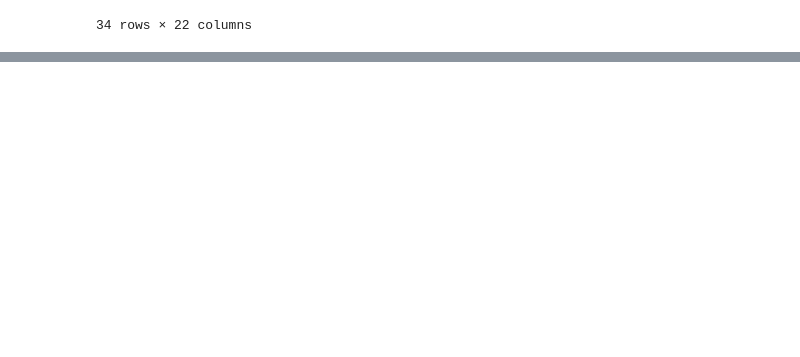
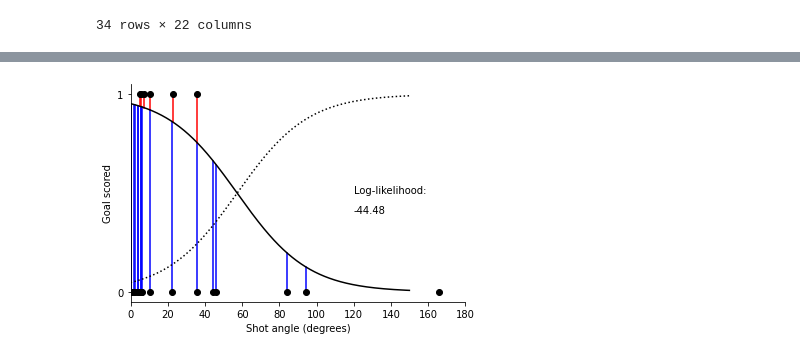
Before and after one commit to luisalawson/proyecto-TD8, a Jupyter notebook: BayerLeverkusenxG.ipynb, the cells around one changed output, grey strips where cells are left out. Saved outputs shown, nothing was run; the diff lists cells and outputs as text; code cells hidden in the pictures; blank space fills up the shorter version.

```diff
--- a/BayerLeverkusenxG.ipynb
+++ b/BayerLeverkusenxG.ipynb
@@ -179,0 +78,2 @@ plt.show()
+# %%
+clean_shots.drop('match_id', axis = 1, inplace = True)
@@ -179,0 +88,2 @@ plt.show()
+# %%
+clean_shots.drop('player', axis = 1, inplace = True)
@@ -230 +179,38 @@ plt.show()
+# %%
+b = [3, -3]
+x = np.arange(150,step=0.1)
+y = 1/(1+np.exp(b[0]+b[1]*x*np.pi/180))
+#calculate xG
+xG = 1/(1+np.exp(b[0]+b[1]*clean_shots['angle']))
+shots = clean_shots.assign(xG = xG)
+shots_40 = shots.iloc[:40]
+fig, ax = plt.subplots()
+#plot data
+ax.plot(shots_40['shot_angle_degrees'], shots_40['Goal'], linestyle='none', marker= '.', markersize= 12, color='black', zorder = 3)
+#plot curves
+ax.plot(x, y, linestyle=':', color='black', zorder = 2)
+ax.plot(x, 1-y, linestyle='solid', color='black', zorder = 2)
+#calculate loglikelihood
+loglikelihood=0
+for item,shot in shots_40.iterrows():
+    ang = shot['shot_angle_degrees']
+    if shot['Goal'] == 1:
+        loglikelihood = loglikelihood + np.log(shot['xG'])
+        ax.plot([ang,ang],[shot['Goal'],1-shot['xG']], color='red', zorder = 1)
+    else:
+        loglikelihood = loglikelihood + np.log(1 - shot['xG'])
+        ax.plot([ang,ang], [shot['Goal'], 1-shot['xG']], color='blue', zorder = 1)
+#make legend
+ax.set_ylabel('Goal scored')
+ax.set_xlabel("Shot angle (degrees)")
+plt.ylim((-0.05,1.05))
+plt.xlim((0,180))
+plt.text(120,0.5,'Log-likelihood:')
+plt.text(120,0.4,str(loglikelihood)[:6])
+ax.set_yticks([0,1])
+ax.spines['top'].set_visible(False)
+ax.spines['right'].set_visible(False)
+plt.show()
+# %% [output]
+[figure, added]
 # %%
```
Also changed, not shown: parts of 26 cells of this notebook.
